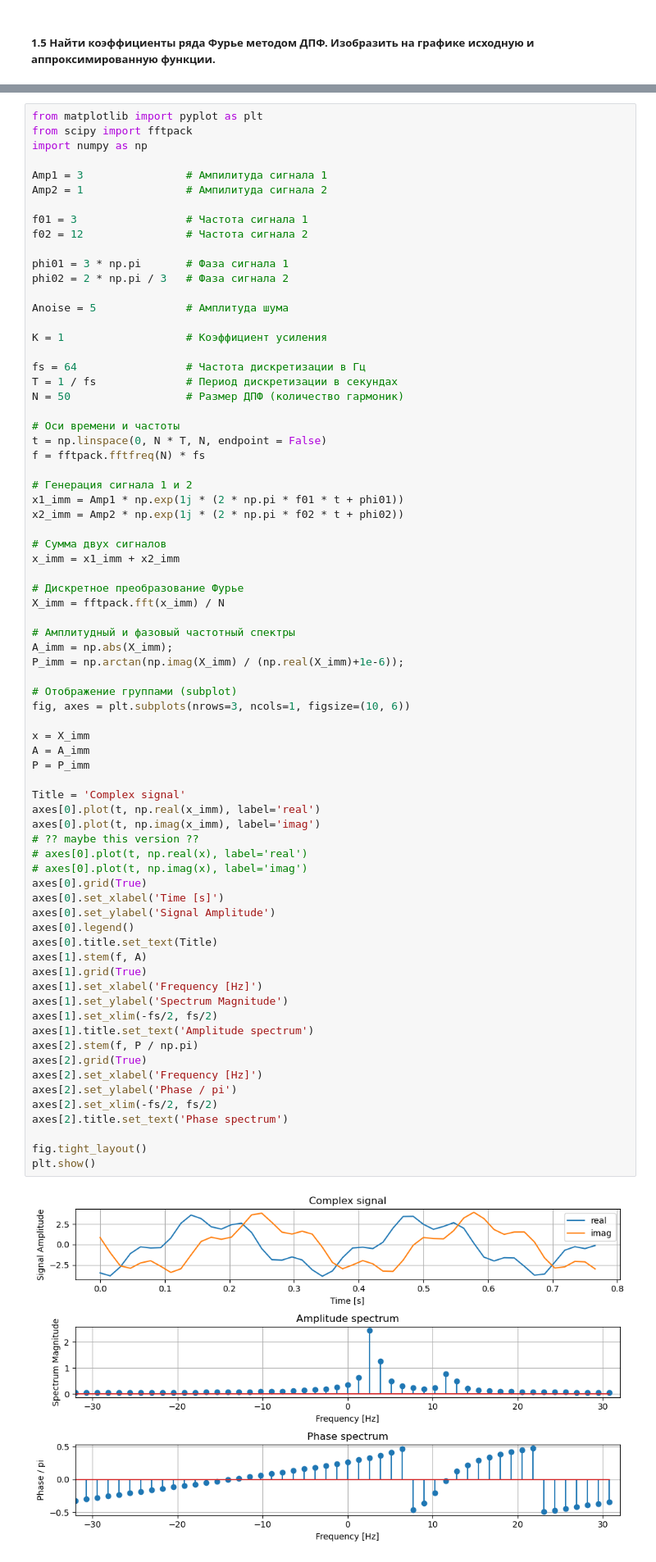
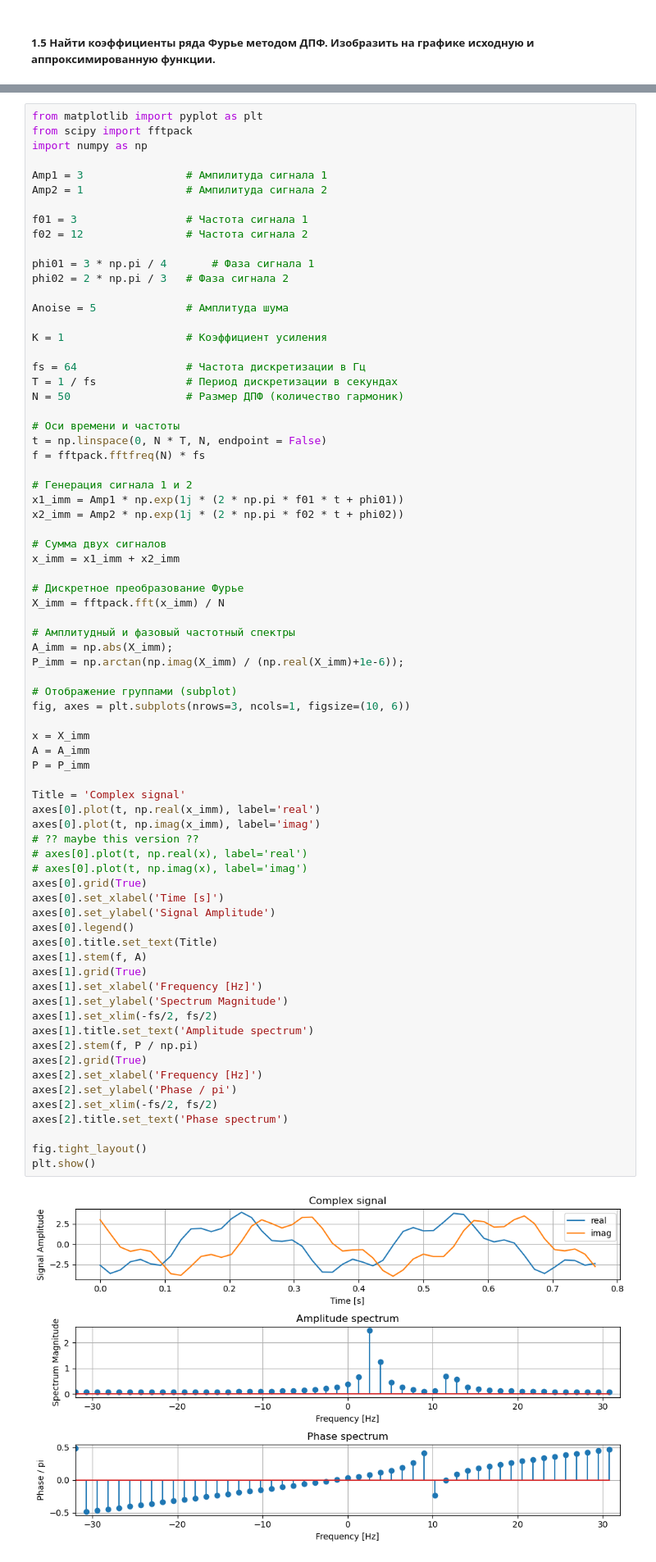
Before and after one commit to Jrvvv/dsp-miet, a Jupyter notebook: P02/PL02.ipynb, the cells around one changed output, grey strips where cells are left out. Shown at 82% size. Drawn from its saved outputs; the diff is of its cells as text.

```diff
--- a/P02/PL02.ipynb
+++ b/P02/PL02.ipynb
@@ -166,7 +166,7 @@ Amp2 = 1                # Ампилитуда сигнала 2
 f01 = 3                 # Частота сигнала 1
 f02 = 12                # Частота сигнала 2
 
-phi01 = 3 * np.pi       # Фаза сигнала 1
+phi01 = 3 * np.pi / 4       # Фаза сигнала 1
 phi02 = 2 * np.pi / 3   # Фаза сигнала 2
 
 Anoise = 5              # Амплитуда шума
@@ -202,34 +202,34 @@ x = X_imm
 A = A_imm
 P = P_imm
 
 Title = 'Complex signal'
 axes[0].plot(t, np.real(x_imm), label='real')
 axes[0].plot(t, np.imag(x_imm), label='imag')
 # ?? maybe this version ??
 # axes[0].plot(t, np.real(x), label='real')
 # axes[0].plot(t, np.imag(x), label='imag')
 axes[0].grid(True)
 axes[0].set_xlabel('Time [s]')
 axes[0].set_ylabel('Signal Amplitude')
 axes[0].legend()
 axes[0].title.set_text(Title)
 axes[1].stem(f, A)
 axes[1].grid(True)
 axes[1].set_xlabel('Frequency [Hz]')
 axes[1].set_ylabel('Spectrum Magnitude')
 axes[1].set_xlim(-fs/2, fs/2)
 axes[1].title.set_text('Amplitude spectrum')
 axes[2].stem(f, P / np.pi)
 axes[2].grid(True)
 axes[2].set_xlabel('Frequency [Hz]')
 axes[2].set_ylabel('Phase / pi')
 axes[2].set_xlim(-fs/2, fs/2)
 axes[2].title.set_text('Phase spectrum')
 
 fig.tight_layout()
 plt.show()
 # %% [output]
-[figure, old version]
+[figure, new version]
 # %% [markdown]
 ##### 2.3
 ![image.png](attachment:image.png)
```
Also changed, not shown: parts of 10 cells of this notebook.
